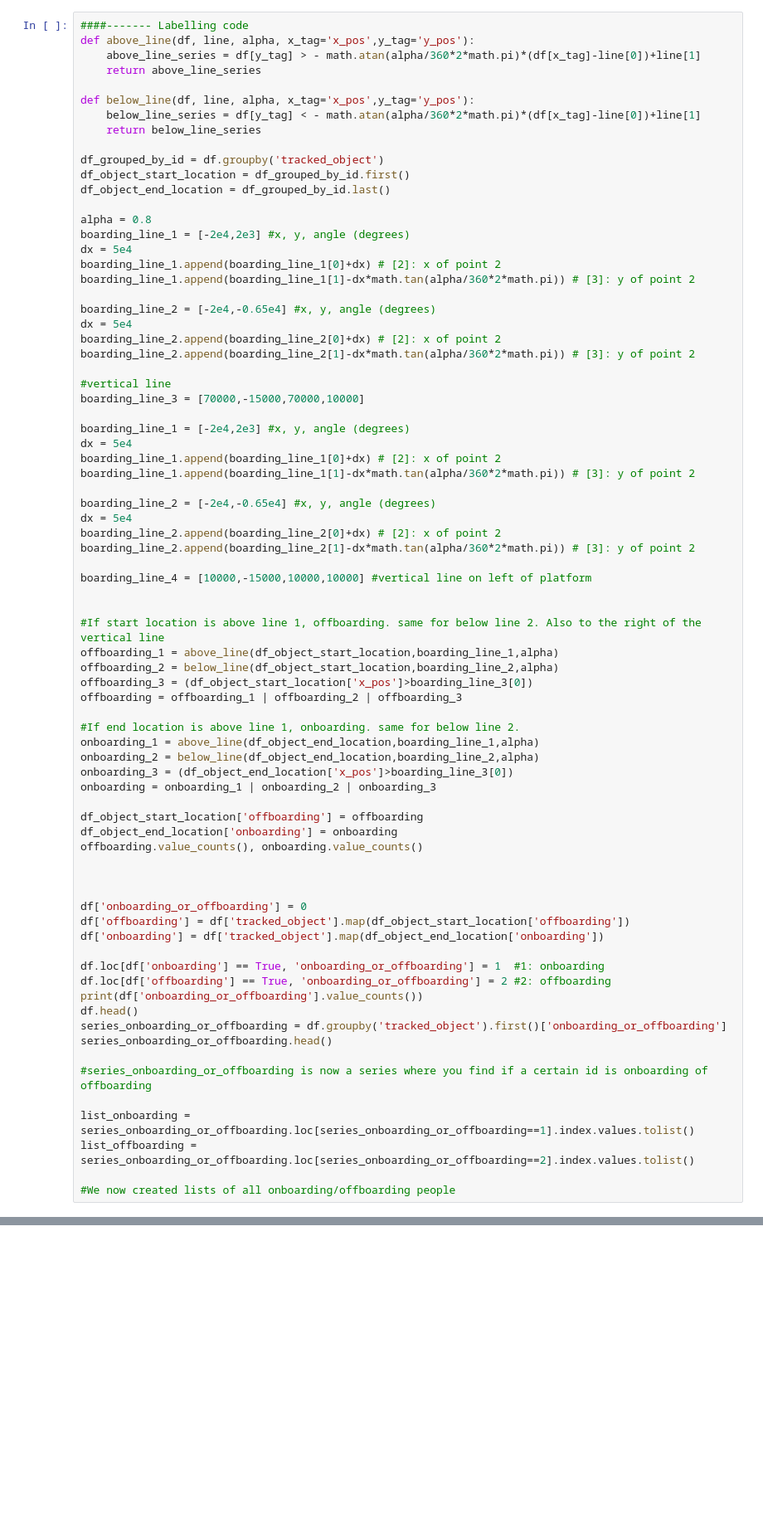
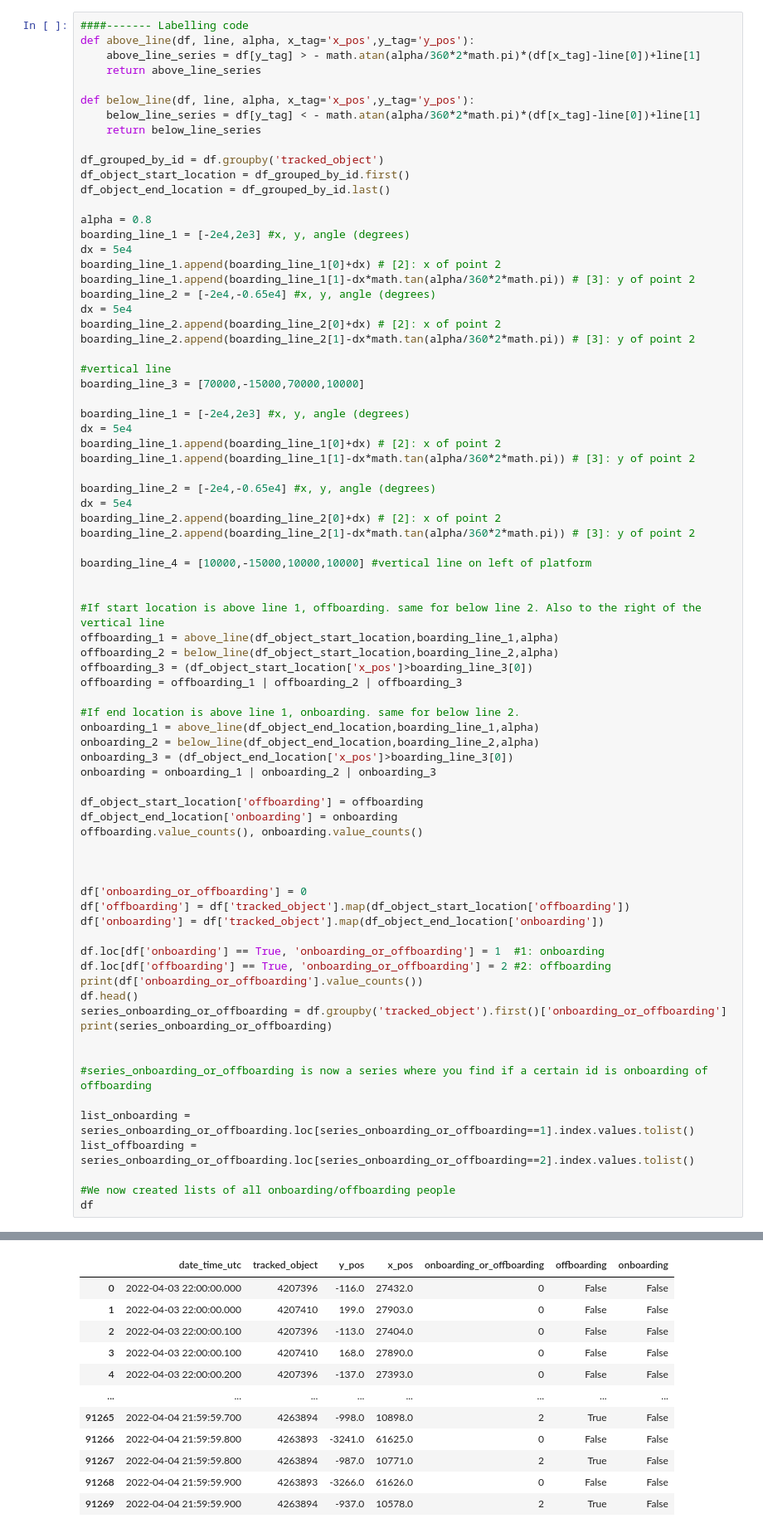
Before and after one commit to mauribadnights/sociophysics, a Jupyter notebook: direction_labelling/direction_labelling.ipynb, the cells around one changed output, grey strips where cells are left out. Shown at 83% size. Cells and saved outputs as stored; diff of their text form; blank space fills up the shorter version.

```diff
--- a/direction_labelling/direction_labelling.ipynb
+++ b/direction_labelling/direction_labelling.ipynb
@@ -126,7 +131,6 @@ boarding_line_1 = [-2e4,2e3] #x, y, angle (degrees)
 dx = 5e4
 boarding_line_1.append(boarding_line_1[0]+dx) # [2]: x of point 2
 boarding_line_1.append(boarding_line_1[1]-dx*math.tan(alpha/360*2*math.pi)) # [3]: y of point 2
-
 boarding_line_2 = [-2e4,-0.65e4] #x, y, angle (degrees)
 dx = 5e4
 boarding_line_2.append(boarding_line_2[0]+dx) # [2]: x of point 2
@@ -175,7 +179,8 @@ df.loc[df['offboarding'] == True, 'onboarding_or_offboarding'] = 2 #2: offboardi
 print(df['onboarding_or_offboarding'].value_counts())
 df.head()
 series_onboarding_or_offboarding = df.groupby('tracked_object').first()['onboarding_or_offboarding']
-series_onboarding_or_offboarding.head()
+print(series_onboarding_or_offboarding)
+
 
 #series_onboarding_or_offboarding is now a series where you find if a certain id is onboarding of offboarding
 
@@ -183,6 +188,7 @@ list_onboarding = series_onboarding_or_offboarding.loc[series_onboarding_or_offb
 list_offboarding = series_onboarding_or_offboarding.loc[series_onboarding_or_offboarding==2].index.values.tolist()
 
 #We now created lists of all onboarding/offboarding people
+df
 # %% [output]
 1    11690694
 0     6997242
@@ -190,0 +210,12 @@ Name: onboarding_or_offboarding, dtype: int64
+|  | date_time_utc | tracked_object | y_pos | x_pos | onboarding_or_offboarding | offboarding | onboarding |
+| 0 | 2022-04-03 22:00:00.000 | 4207396 | -116.0 | 27432.0 | 0 | False | False |
+| 1 | 2022-04-03 22:00:00.000 | 4207410 | 199.0 | 27903.0 | 0 | False | False |
+| 2 | 2022-04-03 22:00:00.100 | 4207396 | -113.0 | 27404.0 | 0 | False | False |
+| 3 | 2022-04-03 22:00:00.100 | 4207410 | 168.0 | 27890.0 | 0 | False | False |
+| 4 | 2022-04-03 22:00:00.200 | 4207396 | -137.0 | 27393.0 | 0 | False | False |
+| ... | ... | ... | ... | ... | ... | ... | ... |
+| 91265 | 2022-04-04 21:59:59.700 | 4263894 | -998.0 | 10898.0 | 2 | True | False |
+| 91266 | 2022-04-04 21:59:59.800 | 4263893 | -3241.0 | 61625.0 | 0 | False | False |
+| 91267 | 2022-04-04 21:59:59.800 | 4263894 | -987.0 | 10771.0 | 2 | True | False |
+| 91268 | 2022-04-04 21:59:59.900 | 4263893 | -3266.0 | 61626.0 | 0 | False | False |
+| 91269 | 2022-04-04 21:59:59.900 | 4263894 | -937.0 | 10578.0 | 2 | True | False |
```
Also changed, not shown: parts of 3 cells of this notebook, 2 other files.
